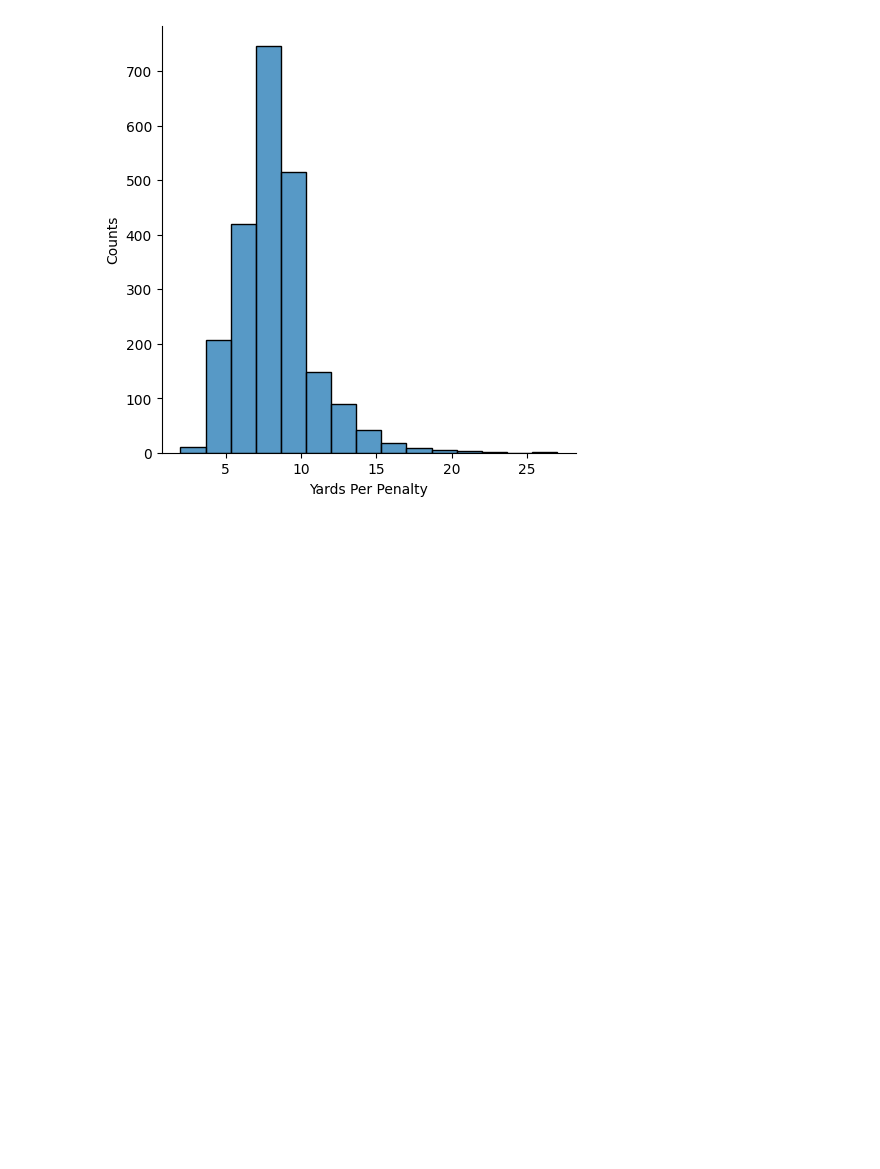
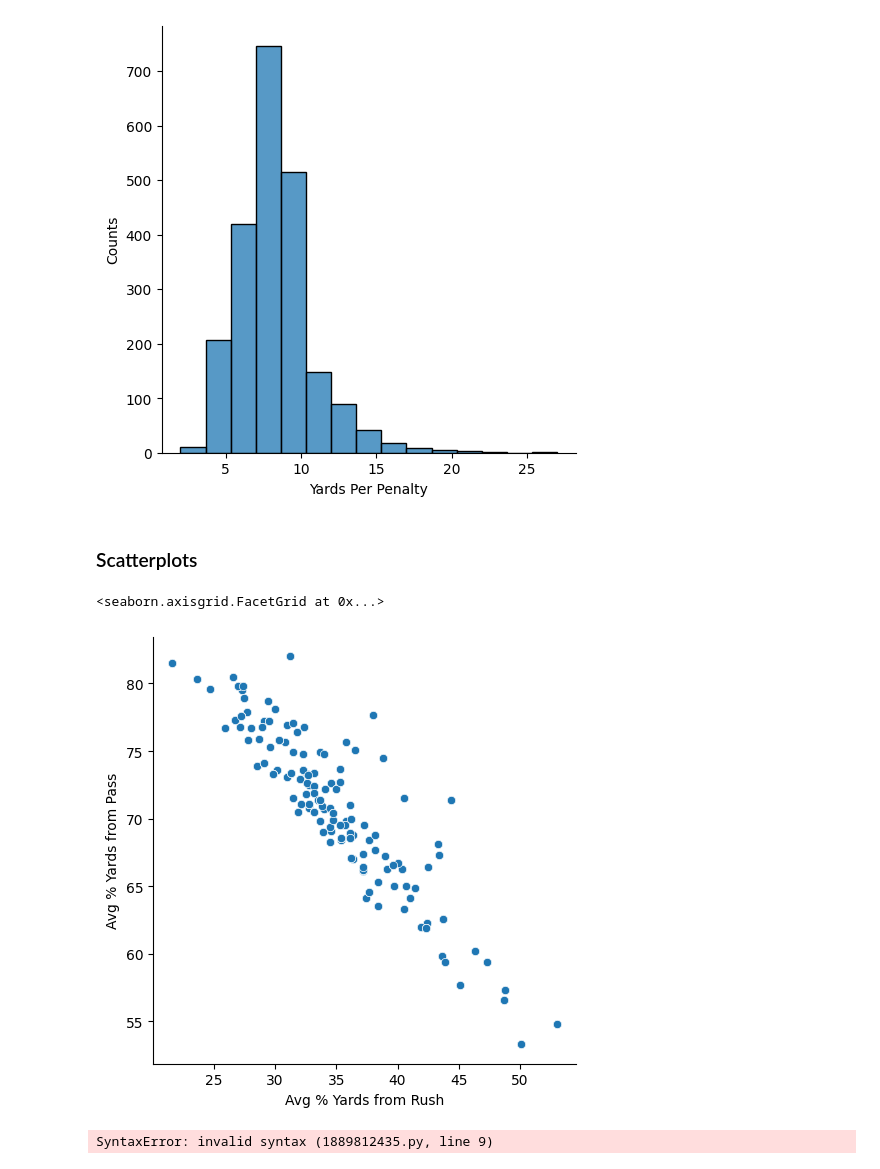
Before and after one commit to CamSmithers/NFL, a Jupyter notebook: Basic Analysis.ipynb, the cells around one changed output. Drawn from its saved outputs; the diff is of its cells as text; code cells hidden in the pictures; blank space fills up the shorter version.

Commit message:
Making More Plots :P

```diff
--- a/Basic Analysis.ipynb
+++ b/Basic Analysis.ipynb
@@ -64,3 +64,27 @@ for key,value in histvars.items():
 [figure]
 [figure]
 [figure]
+# %% [markdown]
+### Scatterplots
+# %%
+plot = sns.relplot(data=stats_team, x='pctyardsrush_avg', y='pctyardspass_avg')
+plot.set_axis_labels('Avg % Yards from Rush', 'Avg % Yards from Pass')
+# %% [output]
+<seaborn.axisgrid.FacetGrid at 0x...>
+[figure, added]
+# %%
+hist_dict={
+    'attempts':'Passing Attempts',
+    'rushingattempts':'Rushing Attempts',
+    'totalyards':'Total Yards',
+    'yardsperpenality':'Yards Per Penality'
+}
+
+for key,value in hist_dict.items():
+    plt.hist(x=stats_team.)
+    plt.title('Distribution of {value}')
+    plt.xlabel(value)
+    plt.ylabel('Count')
+    plt.show()
+# %% [output]
+SyntaxError: invalid syntax (1889812435.py, line 9)
```
Also changed, not shown: parts of 1 cell of this notebook.
